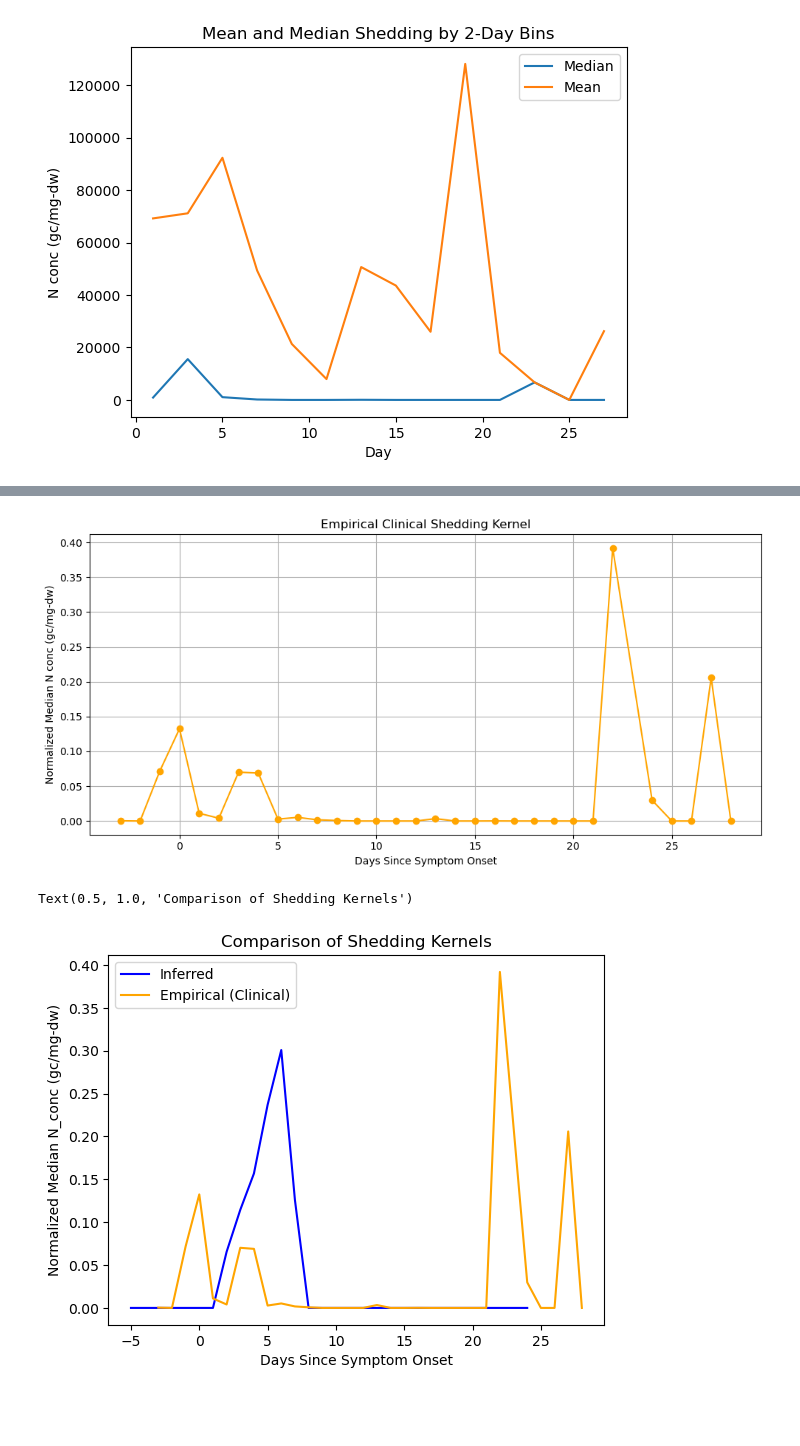
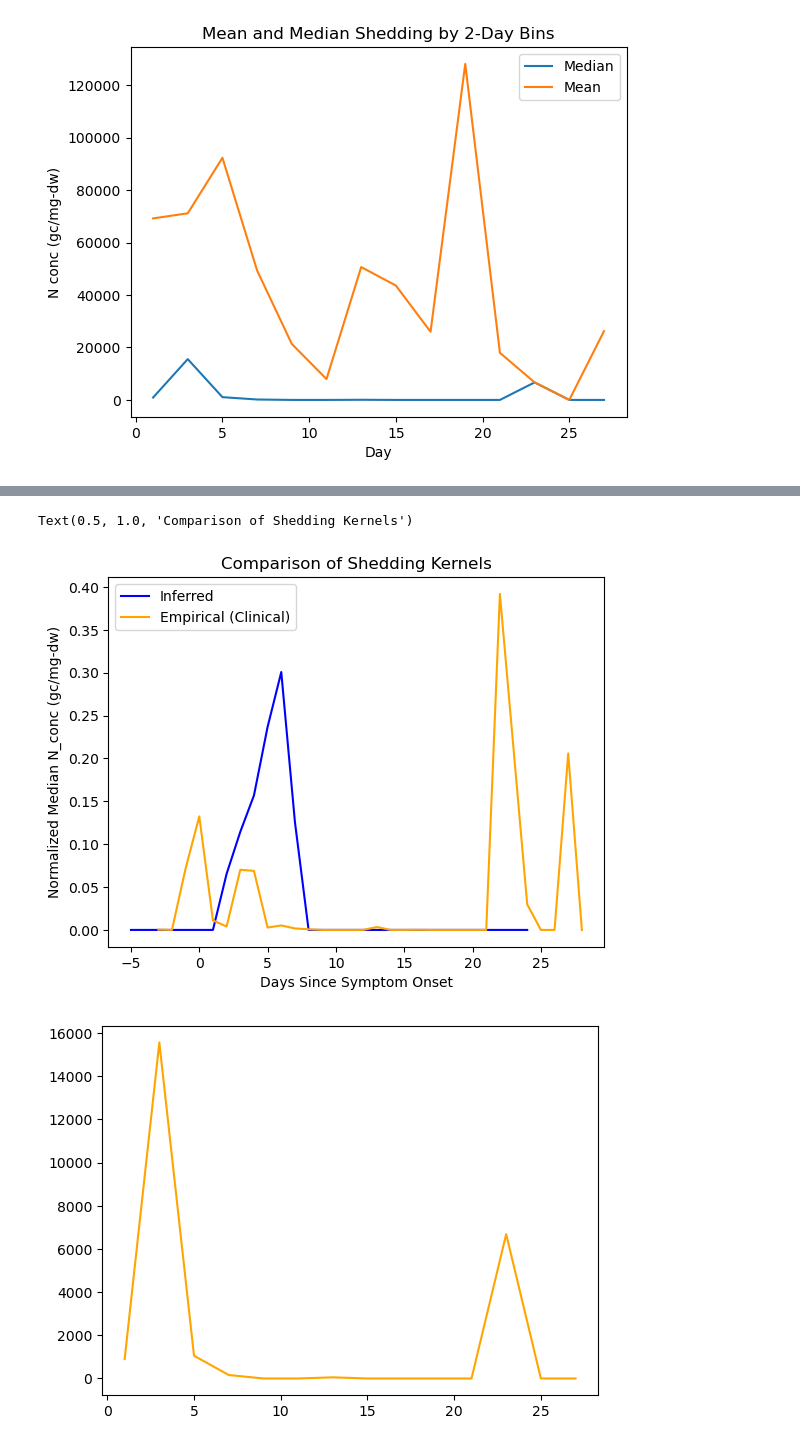
Before and after one commit to elizabethmurphy24/SRTI, a Jupyter notebook: initial work.ipynb, the cells around one changed output, grey strips where cells are left out. Drawn from its saved outputs; the diff is of its cells as text; code cells hidden in the pictures; blank space fills up the shorter version.

```diff
--- a/Estimate shedding kernel.ipynb
+++ b/initial work.ipynb
@@ -64,8 +58,8 @@ plt.ticklabel_format(style='plain', axis='y')
 plt.ylabel('N conc (gc/mg-dw)')
 plt.show()
 
-
 # Median & Mean shedding per day
+data['N_conc (gc/mg-dw)'] = data['N_conc (gc/mg-dw)'].fillna(0)
 median_by_day = data.groupby('Day')['N_conc'].median()
 mean_by_day = data.groupby('Day')['N_conc'].mean()
 
@@ -130,16 +324,7 @@ plt.legend()
 # from above median_by_day = data.groupby('Day')['N_conc'].median()
 clinical_kernel = median_by_day / median_by_day.sum()
 
-plt.figure(figsize=(10, 5))
-plt.plot(clinical_kernel.index, clinical_kernel.values, marker='o', color='orange')
-plt.title('Empirical Clinical Shedding Kernel')
-plt.xlabel('Days Since Symptom Onset')
-plt.ylabel('Normalized Median N conc (gc/mg-dw)')
-plt.grid(True)
-plt.tight_layout()
-plt.show()
-
-# Normalized
+# "Inferred" - from code above
 k_learned = x.value / np.sum(x.value)
 days = np.arange(-F, len(k_learned)-F)
 
@@ -151,9 +336,17 @@ plt.ylabel('Normalized Median N_conc (gc/mg-dw)')
 plt.legend()
 plt.title("Comparison of Shedding Kernels")
 # %% [output]
+Text(0.5, 1.0, 'Comparison of Shedding Kernels')
-[figure, old version]
+[figure, new version]
-Text(0.5, 1.0, 'Comparison of Shedding Kernels')
-[figure, removed]
+# %%
+data['day_bin'] = pd.cut(data['Day'], bins=np.arange(0, 32, 2))  # 2 day bin
+median_by_bin = data.groupby('day_bin')['N_conc'].median()
+
+bin_midpoints = median_by_bin.index.map(lambda x: x.left + (x.right - x.left) / 2) # midpoint of each bin, plot your median values at the center
+plt.plot(bin_midpoints, median_by_bin.values, label="Median Viral Load", color='orange')
+plt.show()
+# %% [output]
+[figure, added]
 # %%
 days = np.arange(-F, len(x.value) - F)
 
```
Also changed, not shown: parts of 6 cells of this notebook, 1 other file.
